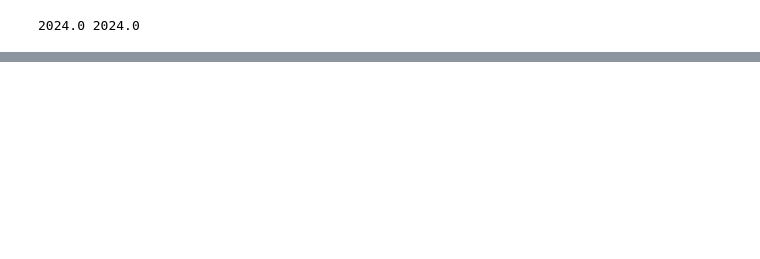
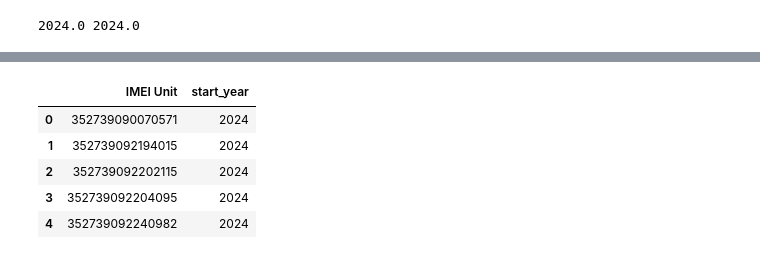
Before and after one commit to AlexWangVT/fleet_modeling, a Jupyter notebook: scripts/fleet_avl_merge.ipynb, the cells around one changed output, grey strips where cells are left out. Drawn from its saved outputs; the diff is of its cells as text; code cells hidden in the pictures; blank space fills up the shorter version.

```diff
--- a/scripts/fleet_avl_merge.ipynb
+++ b/scripts/fleet_avl_merge.ipynb
@@ -132,0 +134,14 @@ array([2024.])
+# %%
+avl_df['start_year'] = avl_df['start_time'].apply(lambda x: int(str(x)[:4]))
+vehicle_year = avl_df.groupby('IMEI Unit')['start_year'].min()
+# %%
+vehicle_year_df = pd.DataFrame(vehicle_year)
+vehicle_year_df = vehicle_year_df.reset_index()
+vehicle_year_df.head()
+# %% [output]
+|  | IMEI Unit | start_year |
+| 0 | 352739090070571 | 2024 |
+| 1 | 352739092194015 | 2024 |
+| 2 | 352739092202115 | 2024 |
+| 3 | 352739092204095 | 2024 |
+| 4 | 352739092240982 | 2024 |
```
Also changed, not shown: parts of 19 cells of this notebook, 11 other files.
